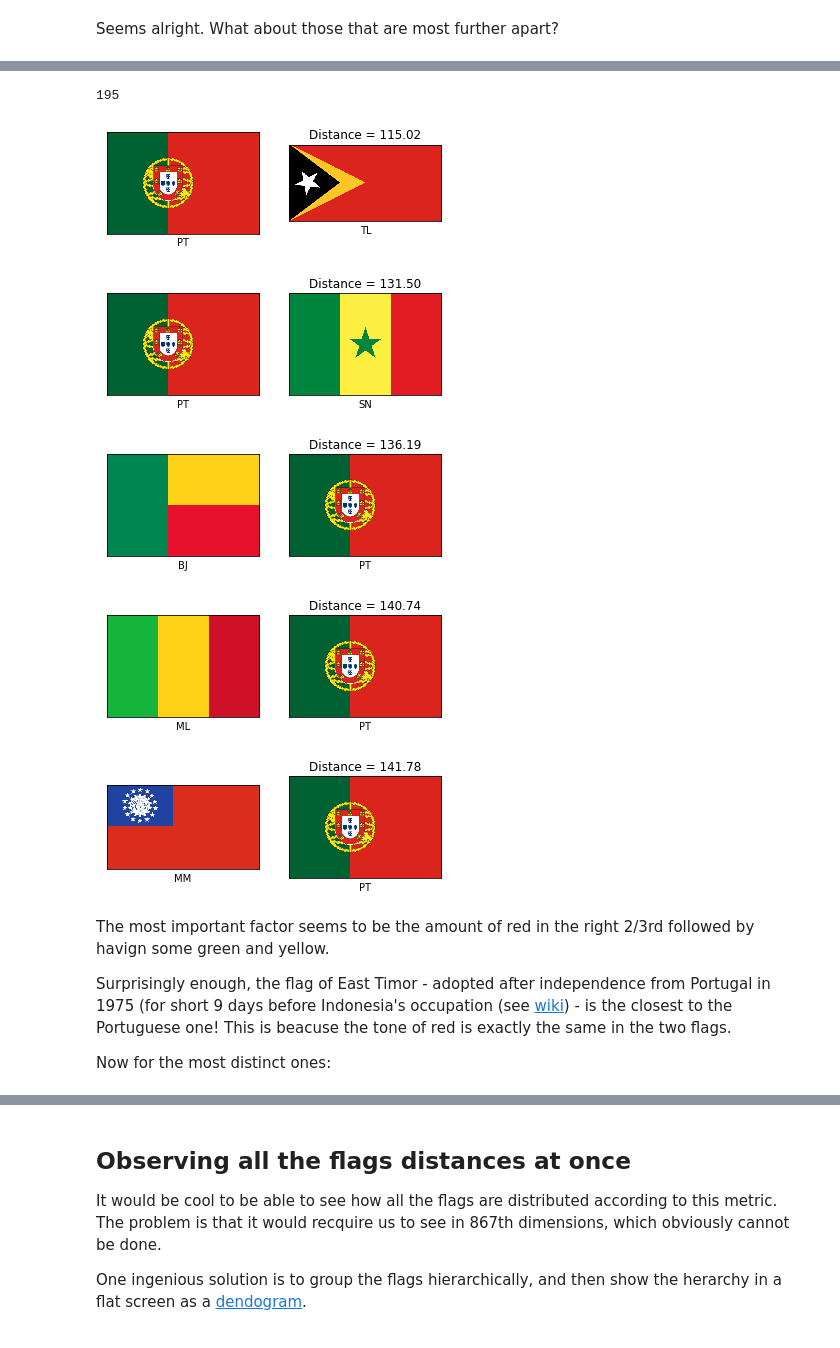
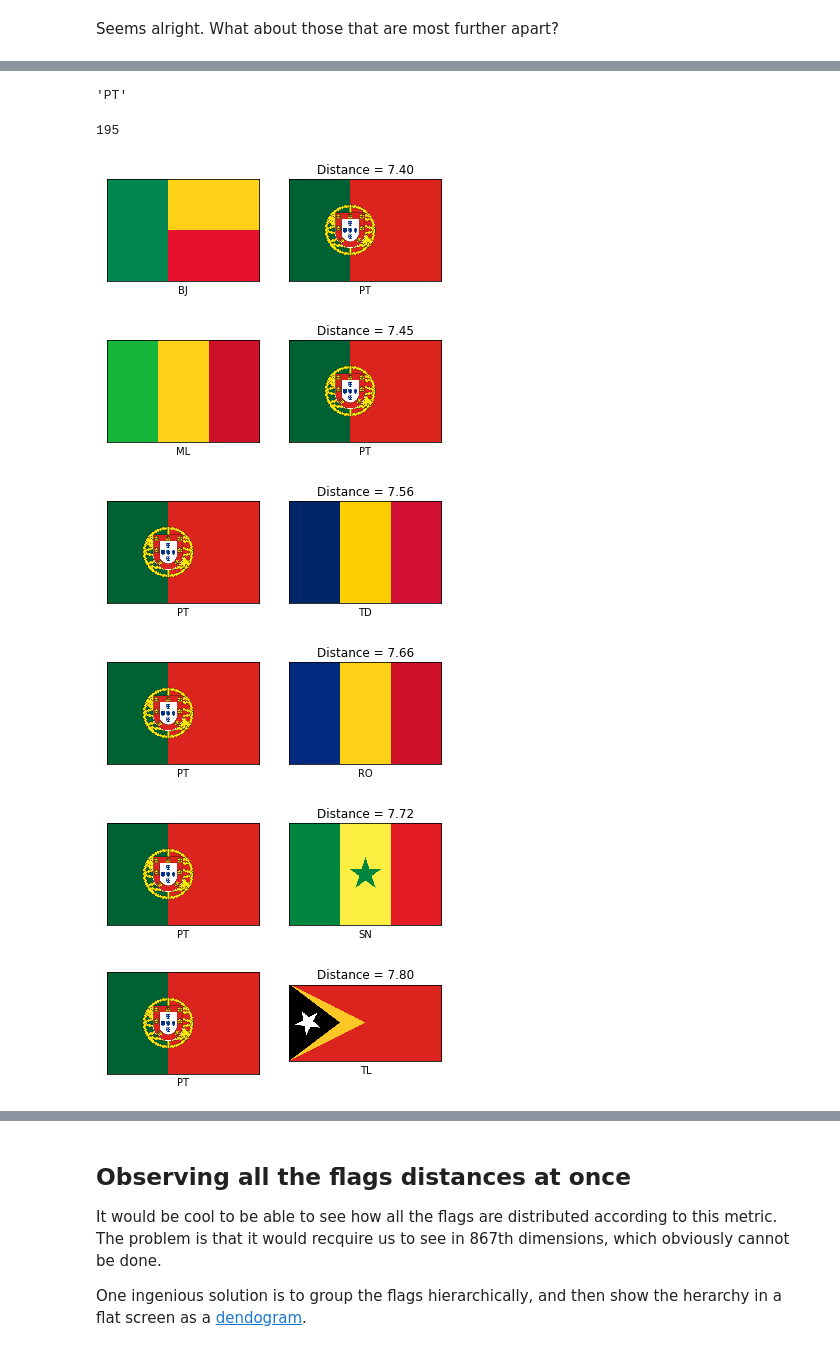
Before and after one commit to ricardoV94/stats, a Jupyter notebook: flags/Flags dendogram.ipynb, the cells around one changed output, grey strips where cells are left out. Saved outputs shown, nothing was run; the diff lists cells and outputs as text; code cells hidden in the pictures.

```diff
--- a/flags/Flags dendogram.ipynb
+++ b/flags/Flags dendogram.ipynb
@@ -164,7 +161,7 @@ distances = []
 pairs = []
 for i, h1 in enumerate(vectors[:-1]):
     for j, h2 in enumerate(vectors[i+1:]):
-        distances.append(distance.cityblock(h1, h2))
+        distances.append(distance.euclidean(h1, h2))
         pairs.append([i,i+1+j])
 
 distances = np.array(distances)
@@ -223,3 +224,7 @@ countries[143]
+# %%
+countries[143] # Index of the Portuguese Flag is 143
+# %% [output]
+'PT'
 # %%
 indexes_interest = []
 for i, (p1, p2) in enumerate(pairs):
@@ -231,23 +236,17 @@ len(indexes_interest)
 # %%
 pt_comparisons = distances[indexes_interest]
 pt_pairs = pairs[indexes_interest]
 sort = np.argsort(pt_comparisons)
 sorted_comparisons = pt_comparisons[sort]
 sorted_pairs = pt_pairs[sort]
 
-for pair, dist in zip(sorted_pairs[:5], sorted_comparisons[:5]):
+for pair, dist in zip(sorted_pairs[:6], sorted_comparisons[:6]):
     plot_flags(pair)
     plt.title(f'Distance = {dist:.2f}')
 # %% [output]
-[figure, old version]
+[figure, new version]
-[figure, old version]
+[figure, new version]
-[figure, old version]
+[figure, new version]
-[figure, old version]
+[figure, new version]
-[figure, old version]
+[figure, new version]
+[figure, added]
-# %% [markdown]
-The most important  factor seems to be the amount of red in the right 2/3rd followed by havign some green and yellow.
-
-Surprisingly enough, the flag of East Timor - adopted after independence from Portugal in 1975 (for short 9 days before Indonesia's occupation (see [wiki](https://en.wikipedia.org/wiki/Flag_of_East_Timor)) - is the closest to the Portuguese one!
-This is beacuse the tone of red is exactly the same in the two flags.
-
-Now for the most distinct ones:
```
Also changed, not shown: parts of 26 cells of this notebook.
